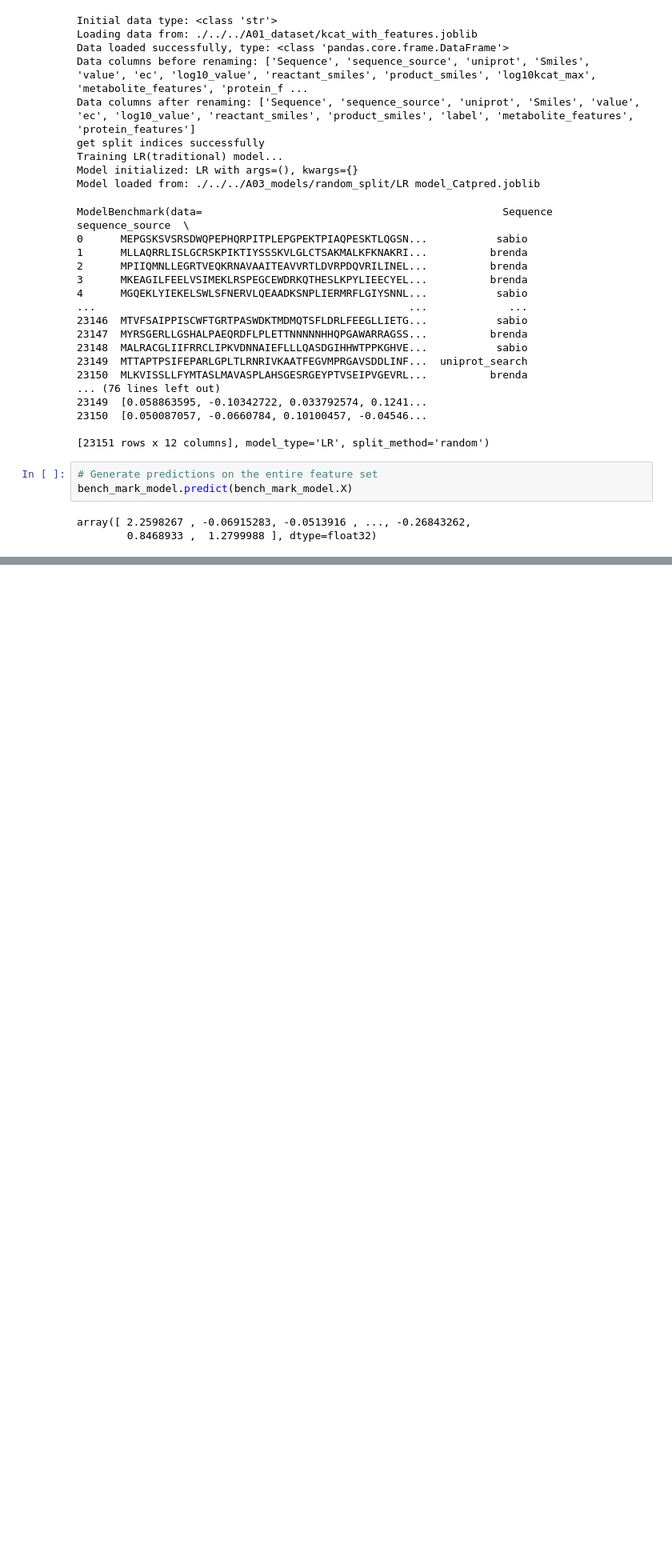
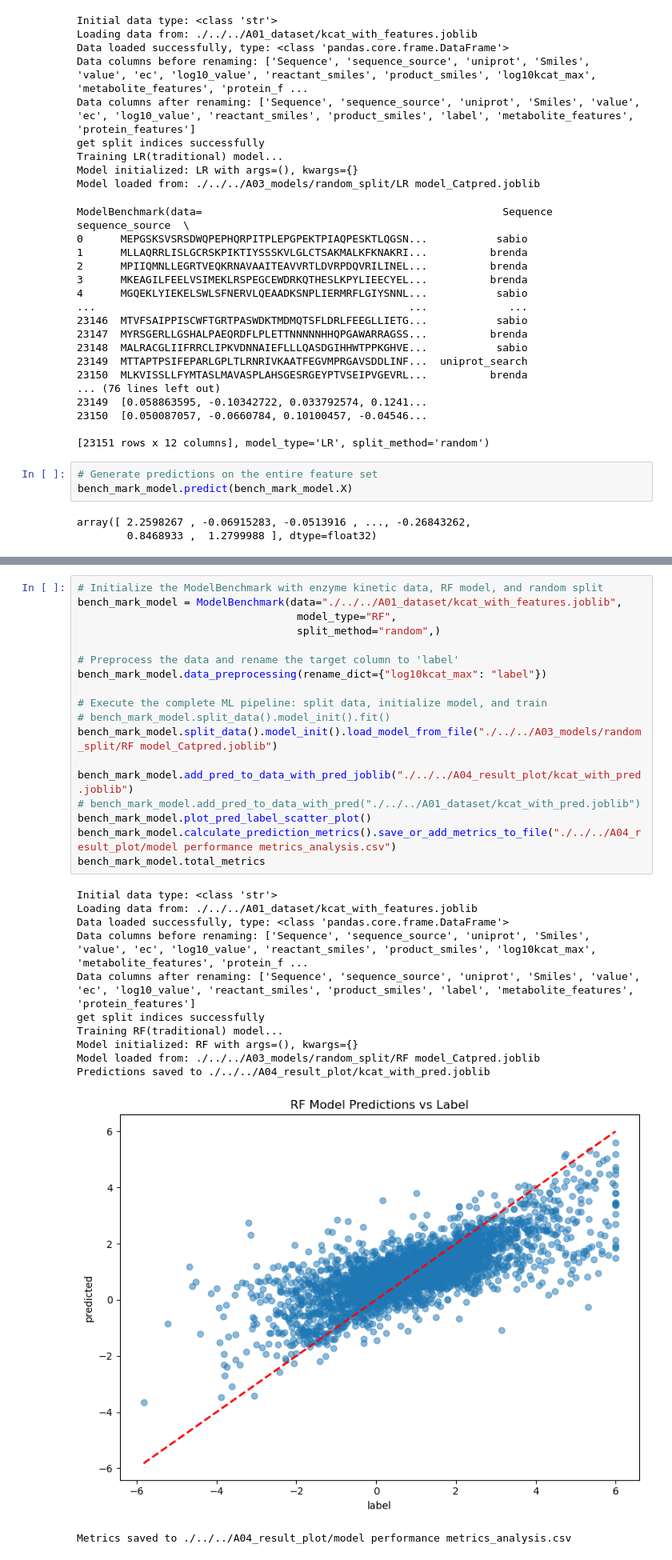
Before and after one commit to youbowei0126/Enzyme_Reactivity_Prediction, a Jupyter notebook: experiments/dataset_catpred_kcat/A02_code/random_split/BenchMarkModel.ipynb, the cells around one changed output, grey strips where cells are left out. Shown at 80% size. Saved outputs shown, nothing was run; the diff lists cells and outputs as text; blank space fills up the shorter version.

```diff
--- a/experiments/dataset_catpred_kcat/A02_code/random_split/BenchMarkModel.ipynb
+++ b/experiments/dataset_catpred_kcat/A02_code/random_split/BenchMarkModel.ipynb
@@ -434,0 +1107,31 @@ bench_mark_model.plot_pred_label_scatter_plot()
+# %%
+# Initialize the ModelBenchmark with enzyme kinetic data, RF model, and random split
+bench_mark_model = ModelBenchmark(data="./../../A01_dataset/kcat_with_features.joblib",
+                                   model_type="RF",
+                                   split_method="random",)
+
+# Preprocess the data and rename the target column to 'label'
+bench_mark_model.data_preprocessing(rename_dict={"log10kcat_max": "label"})
+
+# Execute the complete ML pipeline: split data, initialize model, and train
+# bench_mark_model.split_data().model_init().fit()
+bench_mark_model.split_data().model_init().load_model_from_file("./../../A03_models/random_split/RF model_Catpred.joblib")
+
+bench_mark_model.add_pred_to_data_with_pred_joblib("./../../A04_result_plot/kcat_with_pred.joblib")
+# bench_mark_model.add_pred_to_data_with_pred("./../../A01_dataset/kcat_with_pred.joblib")
+bench_mark_model.plot_pred_label_scatter_plot()
+bench_mark_model.calculate_prediction_metrics().save_or_add_metrics_to_file("./../../A04_result_plot/model performance metrics_analysis.csv")
+bench_mark_model.total_metrics
+# %% [output]
+Initial data type: <class 'str'>
+Loading data from: ./../../A01_dataset/kcat_with_features.joblib
+Data loaded successfully, type: <class 'pandas.core.frame.DataFrame'>
+Data columns before renaming: ['Sequence', 'sequence_source', 'uniprot', 'Smiles', 'value', 'ec', 'log10_value', 'reactant_smiles', 'product_smiles', 'log10kcat_max', 'metabolite_features', 'protein_f ...
+Data columns after renaming: ['Sequence', 'sequence_source', 'uniprot', 'Smiles', 'value', 'ec', 'log10_value', 'reactant_smiles', 'product_smiles', 'label', 'metabolite_features', 'protein_features']
+get split indices successfully
+Training RF(traditional) model...
+Model initialized: RF with args=(), kwargs={}
+Model loaded from: ./../../A03_models/random_split/RF model_Catpred.joblib
+Predictions saved to ./../../A04_result_plot/kcat_with_pred.joblib
+[figure, added]
+Metrics saved to ./../../A04_result_plot/model performance metrics_analysis.csv
```
Also changed, not shown: parts of 20 cells of this notebook, 3 other files.
